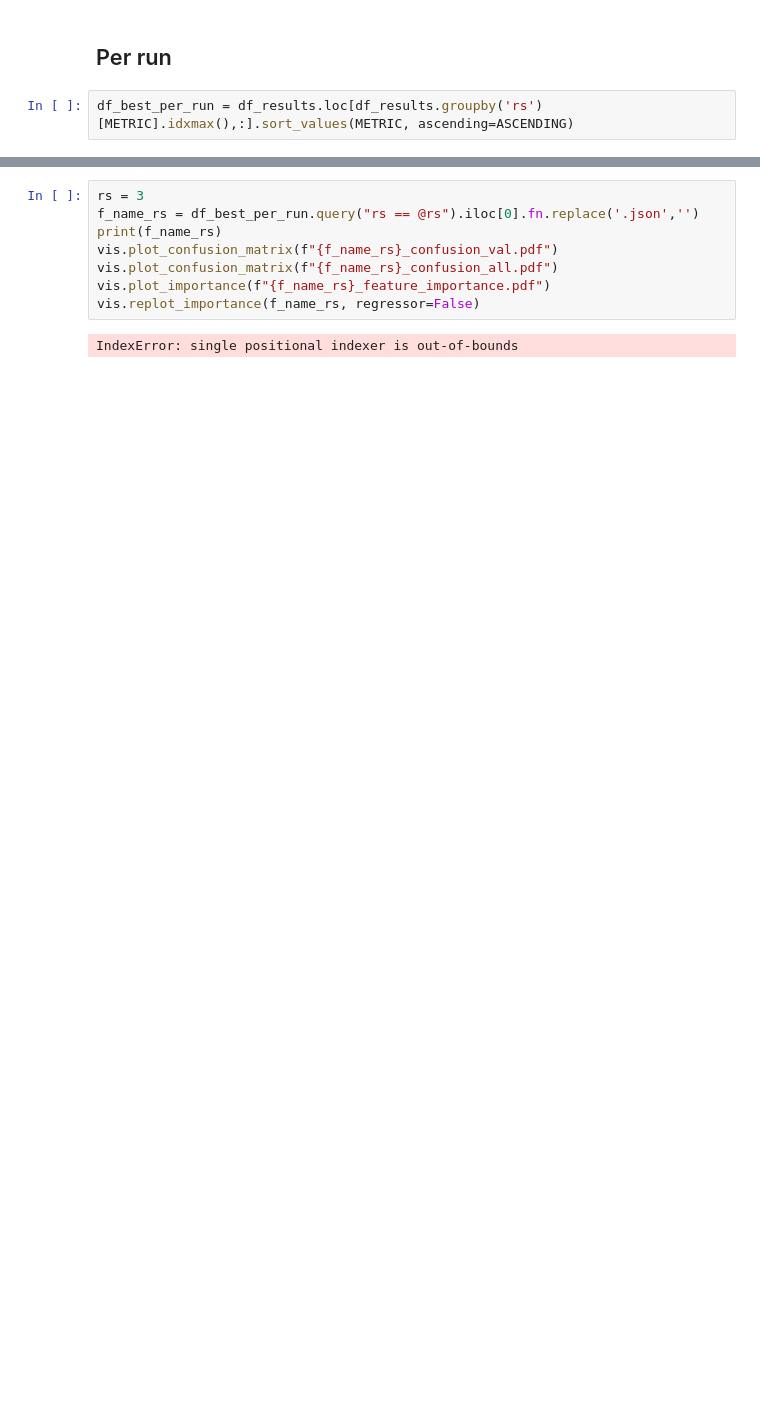
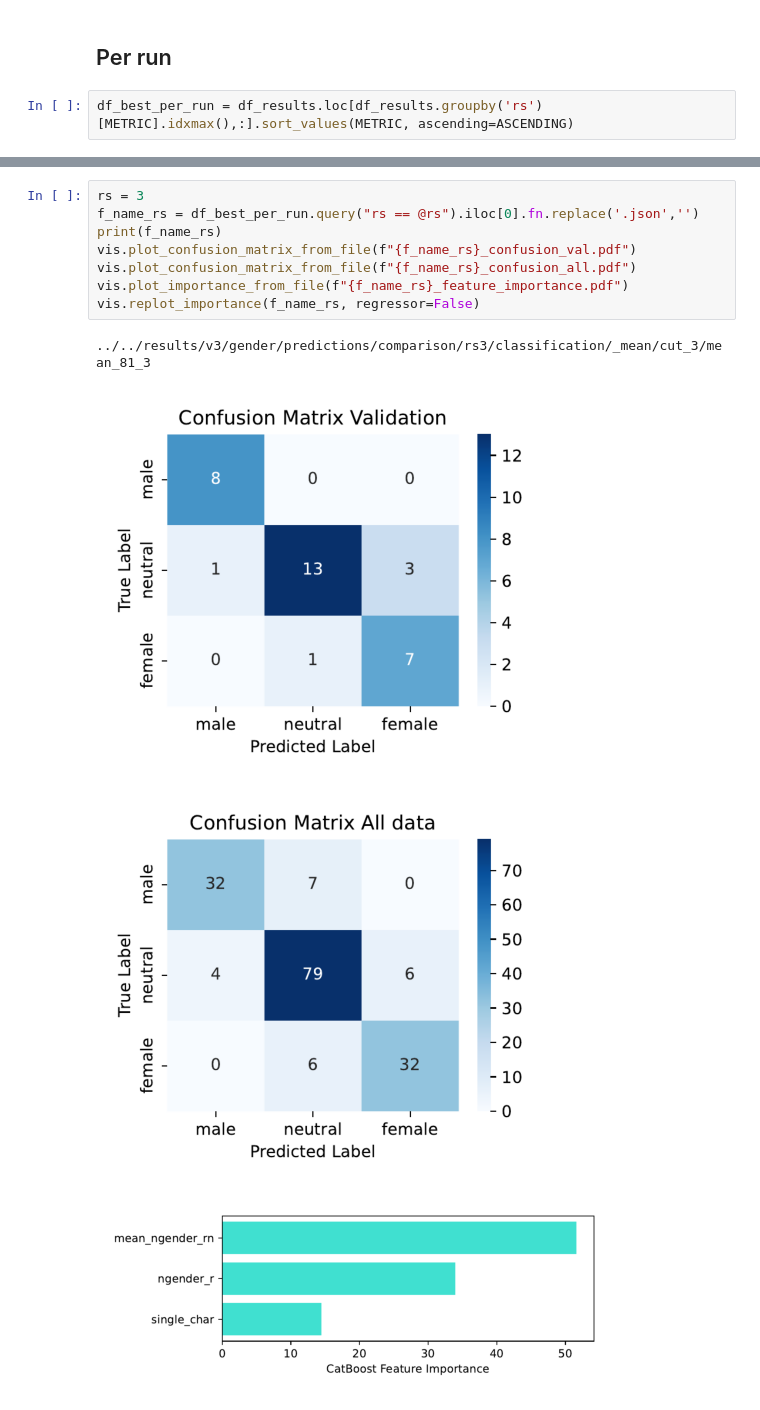
Before and after one commit to CSHVienna/chinese-names-gender, a Jupyter notebook: code/notebooks/predictions_classification.ipynb, the cells around one changed output, grey strips where cells are left out. Drawn from its saved outputs; the diff is of its cells as text; blank space fills up the shorter version.

```diff
--- a/code/notebooks/predictions_classification.ipynb
+++ b/code/notebooks/predictions_classification.ipynb
@@ -179,10 +180,13 @@ vis.replot_importance(f_name_rs, regressor=False)
 # %%
 rs = 3
 f_name_rs = df_best_per_run.query("rs == @rs").iloc[0].fn.replace('.json','')
 print(f_name_rs)
-vis.plot_confusion_matrix(f"{f_name_rs}_confusion_val.pdf")
-vis.plot_confusion_matrix(f"{f_name_rs}_confusion_all.pdf")
-vis.plot_importance(f"{f_name_rs}_feature_importance.pdf")
+vis.plot_confusion_matrix_from_file(f"{f_name_rs}_confusion_val.pdf")
+vis.plot_confusion_matrix_from_file(f"{f_name_rs}_confusion_all.pdf")
+vis.plot_importance_from_file(f"{f_name_rs}_feature_importance.pdf")
 vis.replot_importance(f_name_rs, regressor=False)
 # %% [output]
-IndexError: single positional indexer is out-of-bounds
+../../results/v3/gender/predictions/comparison/rs3/classification/_mean/cut_3/mean_81_3
+[figure, added]
+[figure, added]
+[figure, added]
```
Also changed, not shown: parts of 11 cells of this notebook, 5 other files.
